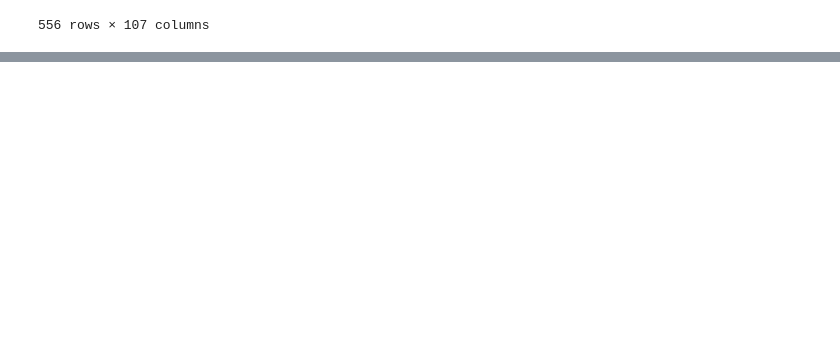
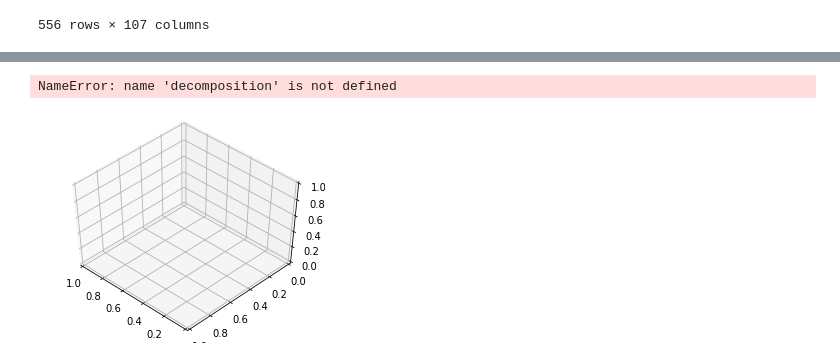
Before and after one commit to mauricioac/learning-algorithms, a Jupyter notebook: coco/index.ipynb, the cells around one changed output, grey strips where cells are left out. Drawn from its saved outputs; the diff is of its cells as text; code cells hidden in the pictures; blank space fills up the shorter version.

```diff
--- a/coco/index.ipynb
+++ b/coco/index.ipynb
@@ -345,0 +412,38 @@ pd.read_sql_query("SELECT * FROM treatments JOIN exams AS e WHERE e.SARSCov2='po
+# %%
+np.random.seed(5)
+
+centers = [[1, 1], [-1, -1], [1, -1]]
+db = pd.read_csv('data/dataset.csv')
+
+feature_names = list(db.iloc[:,2:110])
+X = db[feature_names]
+y = db['SARS-Cov-2 exam result']
+
+fig = plt.figure(1, figsize=(4, 3))
+plt.clf()
+ax = Axes3D(fig, rect=[0, 0, .95, 1], elev=48, azim=134)
+
+plt.cla()
+pca = decomposition.PCA(n_components=3)
+pca.fit(X)
+X = pca.transform(X)
+
+# for name, label in [('Setosa', 0), ('Versicolour', 1), ('Virginica', 2)]:
+#     ax.text3D(X[y == label, 0].mean(),
+#               X[y == label, 1].mean() + 1.5,
+#               X[y == label, 2].mean(), name,
+#               horizontalalignment='center',
+#               bbox=dict(alpha=.5, edgecolor='w', facecolor='w'))
+# # Reorder the labels to have colors matching the cluster results
+# y = np.choose(y, [1, 2, 0]).astype(np.float)
+# ax.scatter(X[:, 0], X[:, 1], X[:, 2], c=y, cmap=plt.cm.nipy_spectral,
+#            edgecolor='k')
+
+# ax.w_xaxis.set_ticklabels([])
+# ax.w_yaxis.set_ticklabels([])
+# ax.w_zaxis.set_ticklabels([])
+
+# plt.show()
+# %% [output]
+NameError: name 'decomposition' is not defined
+[figure, added]
```
Also changed, not shown: parts of 6 cells of this notebook.
